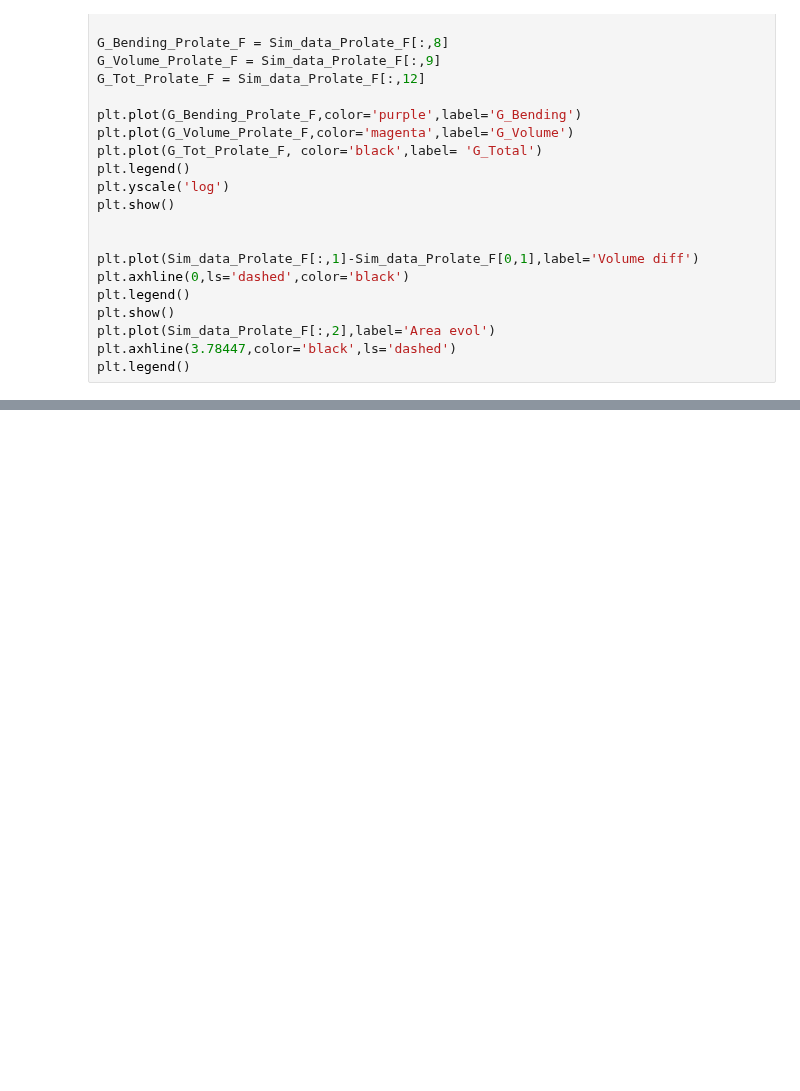
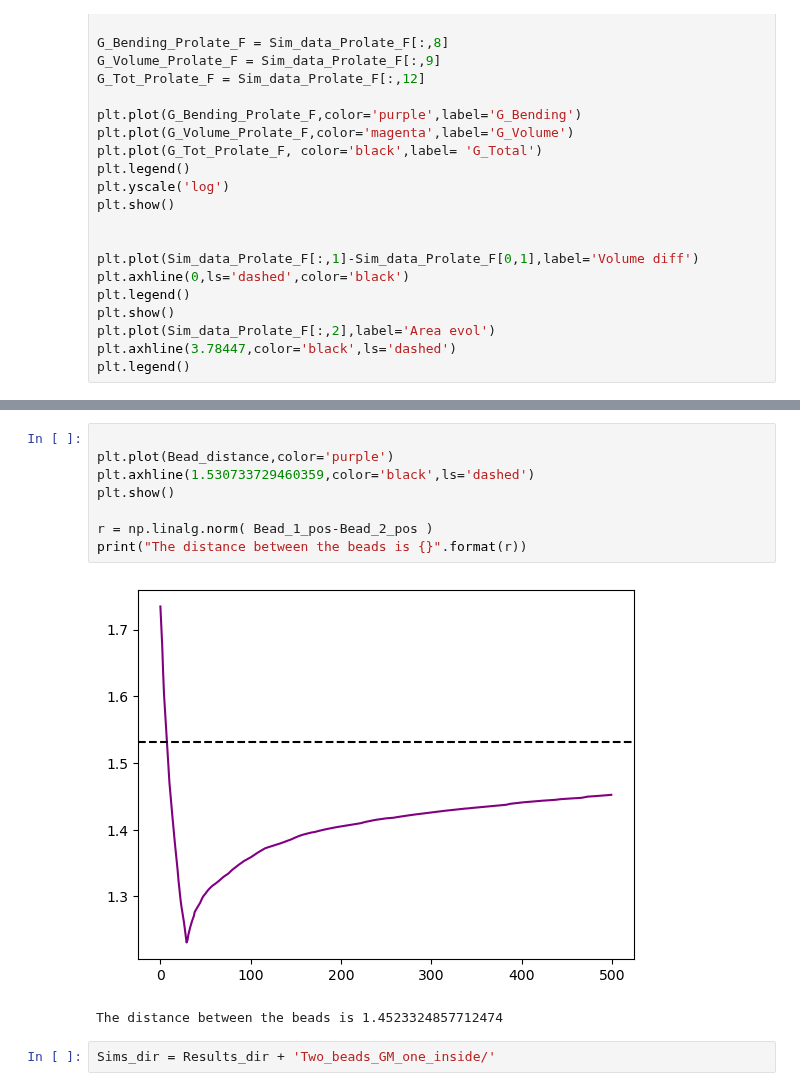
Before and after one commit to Mau-bep/MiraculousMembranes, a Jupyter notebook: projects/geometric-flow/Scripts/Analysis_nb.ipynb, the cells around one changed output, grey strips where cells are left out. Cells and saved outputs as stored; diff of their text form; blank space fills up the shorter version.

```diff
--- a/projects/geometric-flow/Scripts/Analysis_nb.ipynb
+++ b/projects/geometric-flow/Scripts/Analysis_nb.ipynb
@@ -649,0 +714,13 @@ plt.legend()
+# %%
+
+plt.plot(Bead_distance,color='purple')
+plt.axhline(1.530733729460359,color='black',ls='dashed')
+plt.show()
+
+r = np.linalg.norm( Bead_1_pos-Bead_2_pos )
+print("The distance between the beads is {}".format(r))
+# %% [output]
+[figure, added]
+The distance between the beads is 1.4523324857712474
+# %%
+Sims_dir = Results_dir + 'Two_beads_GM_one_inside/'
```
Also changed, not shown: parts of 8 cells of this notebook, 14 other files.
